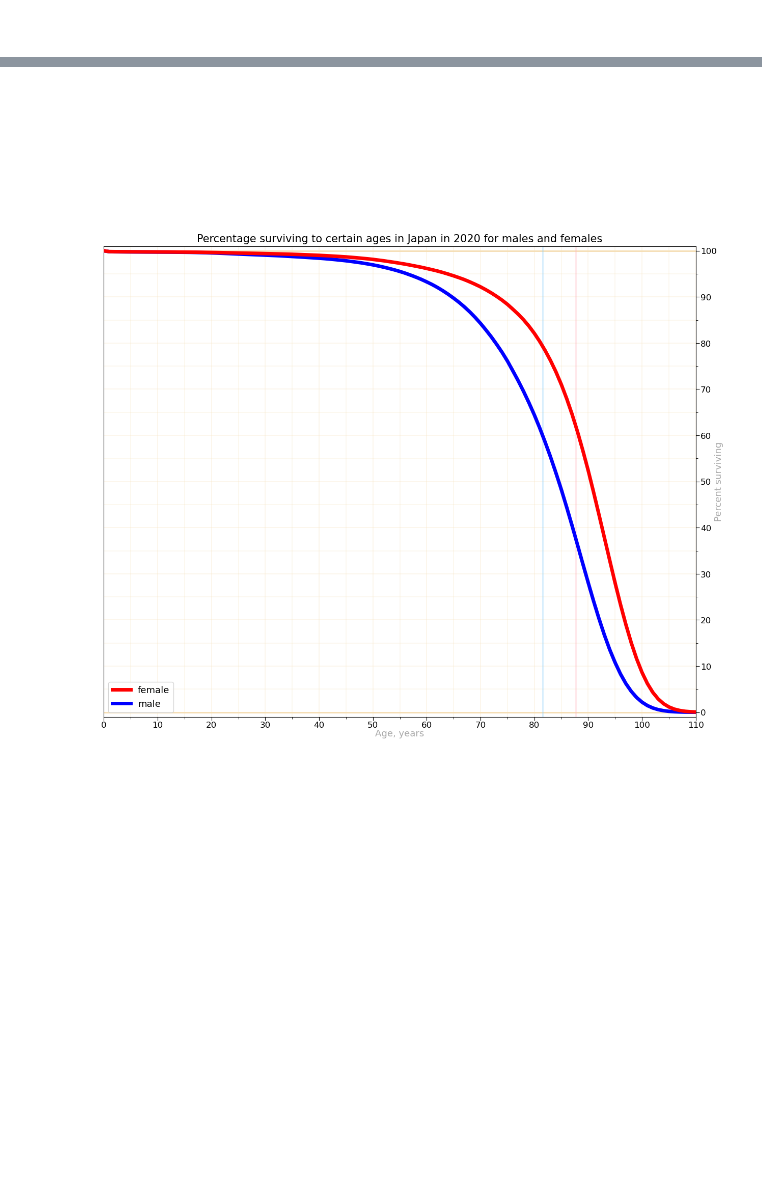
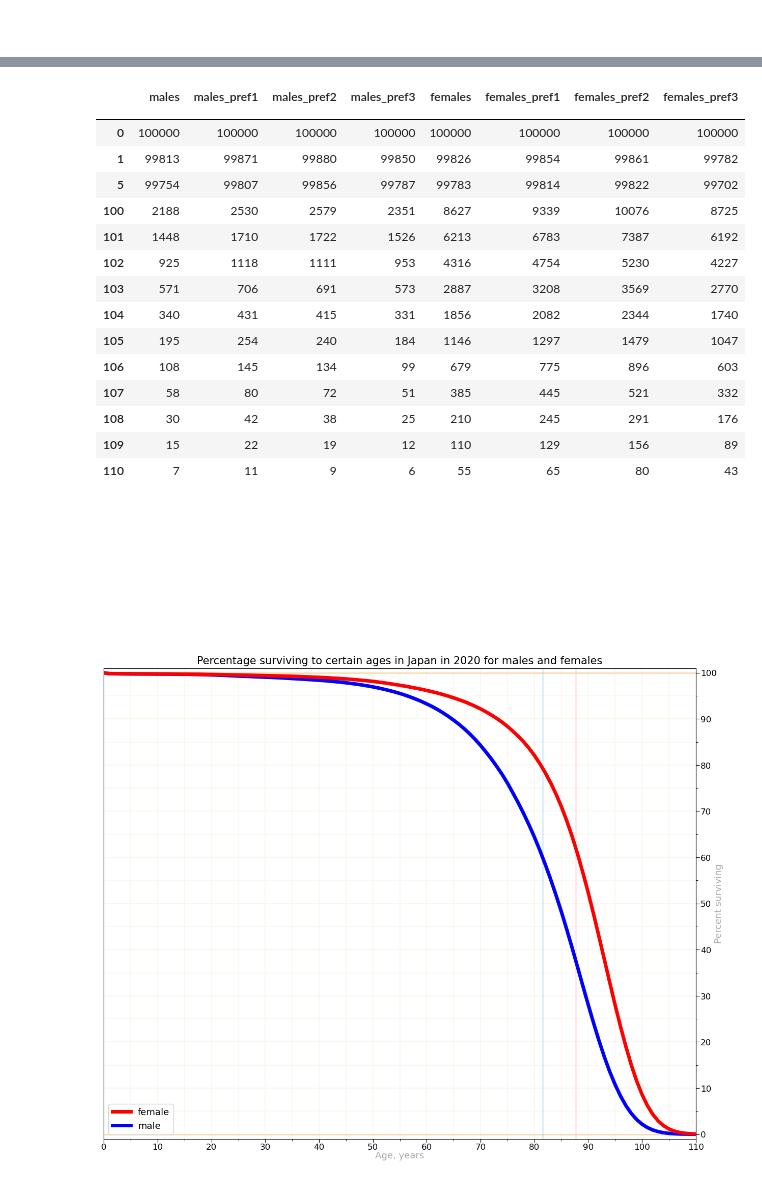
Before and after one commit to Lady3mlnm/Mini-programs-for-calculation-of-life-expectancy-in-countries, a Jupyter notebook: regions_Japan_(Life_tables)/Japan_percentage_surviving.ipynb, the cells around one changed output, grey strips where cells are left out. Cells and saved outputs as stored; diff of their text form; code cells hidden in the pictures; blank space fills up the shorter version.

```diff
--- a/regions_Japan_(Life_tables)/Japan_percentage_surviving.ipynb
+++ b/regions_Japan_(Life_tables)/Japan_percentage_surviving.ipynb
@@ -132,0 +61,39 @@ df.loc[[0, 1, 5]+list(range(100, 111)), ['males', 'males_pref1', 'males_pref2',
+# %%
+def read_single_csv(nmb_region, year, suffix_for_columns=''):
+    '''This function load data for percentage surviving for a single prefecture or a country as a whole'''
+    df_m = pd.read_csv(f"data-Life_tables/JpLT_{nmb_region:02}-males.csv", sep='\t', usecols=['Year', 'Age', 'lx'], skiprows=2)
+    df_m = df_m.loc[df_m['Year'] == year] \
+               .drop(columns='Year') \
+               .set_index('Age')
+    df_m = df_m.rename(index={'110+': '110'}).rename(index=lambda st: int(st))
+
+    df_t = pd.read_csv(f"data-Life_tables/JpLT_{nmb_region:02}-total.csv", sep='\t', usecols=['Year', 'Age', 'lx'], skiprows=2)
+    df_t = df_t.loc[df_t['Year'] == year] \
+               .drop(columns='Year') \
+               .set_index('Age')
+    df_t = df_t.rename(index={'110+': '110'}).rename(index=lambda st: int(st))
+
+    df_f = pd.read_csv(f"data-Life_tables/JpLT_{nmb_region:02}-females.csv", sep='\t', usecols=['Year', 'Age', 'lx'], skiprows=2)
+    df_f = df_f.loc[df_f['Year'] == year] \
+               .drop(columns='Year') \
+               .set_index('Age')
+    df_f = df_f.rename(index={'110+': '110'}).rename(index=lambda st: int(st))
+
+    df = pd.concat([df_m, df_t, df_f], axis='columns')
+    df.index.name = ''
+    df.columns = ('males', 'total', 'females')
+
+    df['fΔm'] = df['females'] - df['males']     # No requirement for rounding since numbers are integers
+    df['ratio_fm'] = (df['females'] / df['males']).round(2)
+
+    df.columns = [f"{col_name}{suffix_for_columns}" for col_name in df.columns]
+
+    return df
+
+df = pd.concat([
+        read_single_csv(0, year=YEAR),
+        read_single_csv(NMB_PREF1, year=YEAR, suffix_for_columns='_pref1'),
+        read_single_csv(NMB_PREF2, year=YEAR, suffix_for_columns='_pref2'),
+        read_single_csv(NMB_PREF3, year=YEAR, suffix_for_columns='_pref3')], axis='columns')
+
+df.loc[[0, 1, 5]+list(range(100, 111))]
@@ -133,3 +117,23 @@ df.loc[[0, 1, 5]+list(range(100, 111)), ['males', 'males_pref1', 'males_pref2',
+# %%
+# alternative look at the result
+df.loc[[0, 1, 5]+list(range(100, 111)), ['males', 'males_pref1', 'males_pref2', 'males_pref3', 'females', 'females_pref1', 'females_pref2', 'females_pref3']]
+# %% [output]
+|  | males | males_pref1 | males_pref2 | males_pref3 | females | females_pref1 | females_pref2 | females_pref3 |
+|  |  |  |  |  |  |  |  |  |
+| 0 | 100000 | 100000 | 100000 | 100000 | 100000 | 100000 | 100000 | 100000 |
+| 1 | 99813 | 99871 | 99880 | 99850 | 99826 | 99854 | 99861 | 99782 |
+| 5 | 99754 | 99807 | 99856 | 99787 | 99783 | 99814 | 99822 | 99702 |
+| 100 | 2188 | 2530 | 2579 | 2351 | 8627 | 9339 | 10076 | 8725 |
+| 101 | 1448 | 1710 | 1722 | 1526 | 6213 | 6783 | 7387 | 6192 |
+| 102 | 925 | 1118 | 1111 | 953 | 4316 | 4754 | 5230 | 4227 |
+| 103 | 571 | 706 | 691 | 573 | 2887 | 3208 | 3569 | 2770 |
+| 104 | 340 | 431 | 415 | 331 | 1856 | 2082 | 2344 | 1740 |
+| 105 | 195 | 254 | 240 | 184 | 1146 | 1297 | 1479 | 1047 |
+| 106 | 108 | 145 | 134 | 99 | 679 | 775 | 896 | 603 |
+| 107 | 58 | 80 | 72 | 51 | 385 | 445 | 521 | 332 |
+| 108 | 30 | 42 | 38 | 25 | 210 | 245 | 291 | 176 |
+| 109 | 15 | 22 | 19 | 12 | 110 | 129 | 156 | 89 |
+| 110 | 7 | 11 | 9 | 6 | 55 | 65 | 80 | 43 |
 # %%
 def create_table(df, file_header, lang='en'):
 
```
Also changed, not shown: parts of 10 cells of this notebook, 3 other files.
